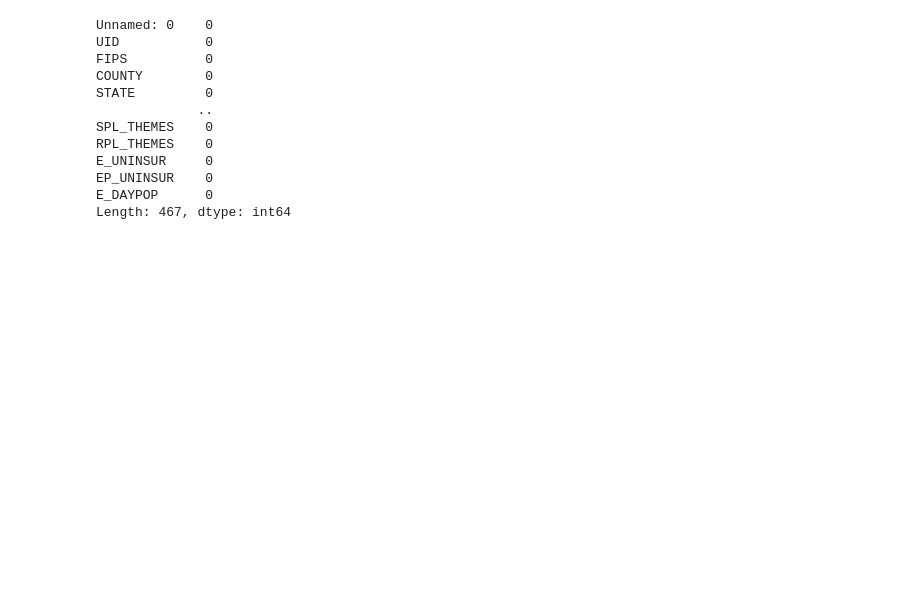
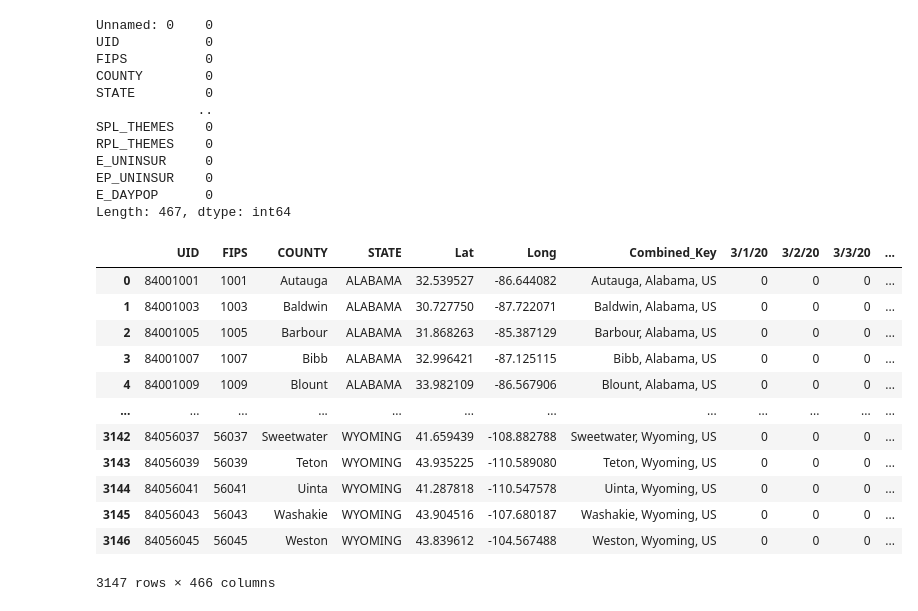
Before and after one commit to sdguerrette/capstone_project, a Jupyter notebook: Deliverable1_NewDataset_Practice/Data_Exploration&ML_Regression.ipynb, the cells around one changed output. Saved outputs shown, nothing was run; the diff lists cells and outputs as text; code cells hidden in the pictures; blank space fills up the shorter version.

```diff
--- a/Deliverable1_NewDataset_Practice/Data_Exploration&ML_Regression.ipynb
+++ b/Deliverable1_NewDataset_Practice/Data_Exploration&ML_Regression.ipynb
@@ -166,4 +166,19 @@ EP_UNINSUR    0
 E_DAYPOP      0
 Length: 467, dtype: int64
 # %%
-case_series_SVI_df = case_series_SVI_df.drop(columns="Unnamed: 0")
+case_series_SVI_df = case_series_SVI_df.drop(columns="Unnamed: 0", axis =1)
+case_series_SVI_df
+# %% [output]
+|  | UID | FIPS | COUNTY | STATE | Lat | Long | Combined_Key | 3/1/20 | 3/2/20 | 3/3/20 | ... |
+| 0 | 84001001 | 1001 | Autauga | ALABAMA | 32.539527 | -86.644082 | Autauga, Alabama, US | 0 | 0 | 0 | ... |
+| 1 | 84001003 | 1003 | Baldwin | ALABAMA | 30.727750 | -87.722071 | Baldwin, Alabama, US | 0 | 0 | 0 | ... |
+| 2 | 84001005 | 1005 | Barbour | ALABAMA | 31.868263 | -85.387129 | Barbour, Alabama, US | 0 | 0 | 0 | ... |
+| 3 | 84001007 | 1007 | Bibb | ALABAMA | 32.996421 | -87.125115 | Bibb, Alabama, US | 0 | 0 | 0 | ... |
+| 4 | 84001009 | 1009 | Blount | ALABAMA | 33.982109 | -86.567906 | Blount, Alabama, US | 0 | 0 | 0 | ... |
+| ... | ... | ... | ... | ... | ... | ... | ... | ... | ... | ... | ... |
+| 3142 | 84056037 | 56037 | Sweetwater | WYOMING | 41.659439 | -108.882788 | Sweetwater, Wyoming, US | 0 | 0 | 0 | ... |
+| 3143 | 84056039 | 56039 | Teton | WYOMING | 43.935225 | -110.589080 | Teton, Wyoming, US | 0 | 0 | 0 | ... |
+| 3144 | 84056041 | 56041 | Uinta | WYOMING | 41.287818 | -110.547578 | Uinta, Wyoming, US | 0 | 0 | 0 | ... |
+| 3145 | 84056043 | 56043 | Washakie | WYOMING | 43.904516 | -107.680187 | Washakie, Wyoming, US | 0 | 0 | 0 | ... |
+| 3146 | 84056045 | 56045 | Weston | WYOMING | 43.839612 | -104.567488 | Weston, Wyoming, US | 0 | 0 | 0 | ... |
+3147 rows × 466 columns
```
